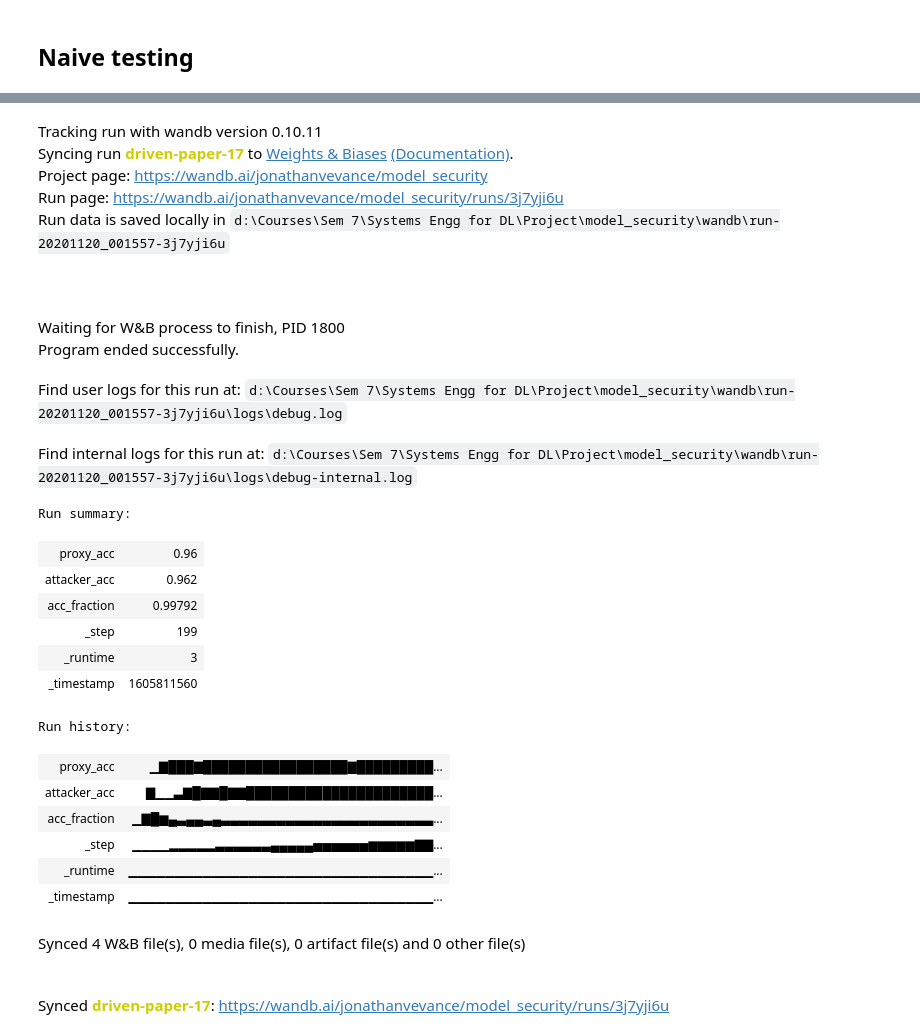
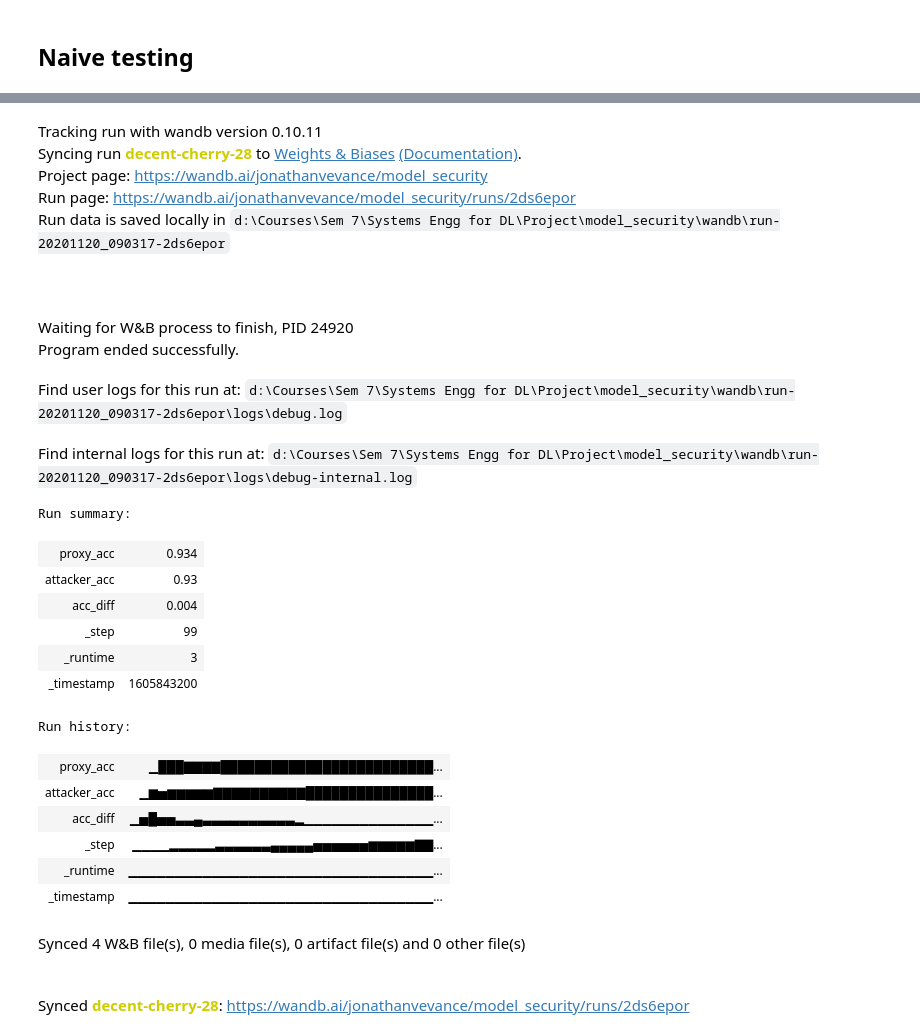
Before and after one commit to jonathanvevance/model_security, a Jupyter notebook: privacy_tests.ipynb, the cells around one changed output, grey strips where cells are left out. Cells and saved outputs as stored; diff of their text form; code cells hidden in the pictures.

```diff
--- a/privacy_tests.ipynb
+++ b/privacy_tests.ipynb
@@ -42,7 +42,7 @@ class test_proxy:
                 wandb.log({
                     "proxy_acc" : self.proxy_acc,
                     "attacker_acc" : self.attacker_acc,
-                    'acc_fraction': self.proxy_acc / self.attacker_acc
+                    'acc_diff': self.proxy_acc - self.attacker_acc
                 })
 
         self.run.finish()
@@ -110,32 +110,32 @@ class naive_attacker:
 # %%
 proxy = online_lssvm()
 # proxy = online_svm_sgd() # has issues with fit with 1 class
 attacker = naive_attacker(clf)
 naive_test = test_proxy(proxy, attacker, X, y, log = True)
-naive_test.steal(200)
+naive_test.steal(100)
 # %% [output]
 Tracking run with wandb version 0.10.11
-Syncing run driven-paper-17 to Weights & Biases (Documentation).
+Syncing run decent-cherry-28 to Weights & Biases (Documentation).
 Project page: https://wandb.ai/jonathanvevance/model_security
-Run page: https://wandb.ai/jonathanvevance/model_security/runs/3j7yji6u
-Run data is saved locally in d:\Courses\Sem 7\Systems Engg for DL\Project\model_security\wandb\run-20201120_001557-3j7yji6u
+Run page: https://wandb.ai/jonathanvevance/model_security/runs/2ds6epor
+Run data is saved locally in d:\Courses\Sem 7\Systems Engg for DL\Project\model_security\wandb\run-20201120_090317-2ds6epor
-Waiting for W&B process to finish, PID 1800
+Waiting for W&B process to finish, PID 24920
 Program ended successfully.
-Find user logs for this run at: d:\Courses\Sem 7\Systems Engg for DL\Project\model_security\wandb\run-20201120_001557-3j7yji6u\logs\debug.log
+Find user logs for this run at: d:\Courses\Sem 7\Systems Engg for DL\Project\model_security\wandb\run-20201120_090317-2ds6epor\logs\debug.log
-Find internal logs for this run at: d:\Courses\Sem 7\Systems Engg for DL\Project\model_security\wandb\run-20201120_001557-3j7yji6u\logs\debug-internal.log
+Find internal logs for this run at: d:\Courses\Sem 7\Systems Engg for DL\Project\model_security\wandb\run-20201120_090317-2ds6epor\logs\debug-internal.log
 Run summary:
-| proxy_acc | 0.96 |
-| attacker_acc | 0.962 |
-| acc_fraction | 0.99792 |
-| _step | 199 |
+| proxy_acc | 0.934 |
+| attacker_acc | 0.93 |
+| acc_diff | 0.004 |
+| _step | 99 |
 | _runtime | 3 |
-| _timestamp | 1605811560 |
+| _timestamp | 1605843200 |
 Run history:
-| proxy_acc | ▁▇███▇█████████████████▇█████████... |
-| attacker_acc | ▇▁▁▃▇█▇▇█▇▇██████████████████████... |
-| acc_fraction | ▁▇█▆▄▃▄▄▃▄▃▃▃▃▃▃▃▃▃▃▃▃▃▃▃▃▃▃▃▃▃▃▃... |
+| proxy_acc | ▁███▇▇▇▇█████████████████████████... |
+| attacker_acc | ▁▆▅▆▆▆▆▆▇▇▇▇▇▇▇▇▇▇███████████████... |
+| acc_diff | ▁▅█▅▅▃▃▄▃▃▃▃▃▃▃▃▃▃▂▁▁▁▁▁▁▁▁▁▁▁▁▁▁... |
 | _step | ▁▁▁▁▂▂▂▂▂▃▃▃▃▃▃▄▄▄▄▄▅▅▅▅▅▅▆▆▆▆▆▇▇... |
 | _runtime | ▁▁▁▁▁▁▁▁▁▁▁▁▁▁▁▁▁▁▁▁▁▁▁▁▁▁▁▁▁▁▁▁▁... |
 | _timestamp | ▁▁▁▁▁▁▁▁▁▁▁▁▁▁▁▁▁▁▁▁▁▁▁▁▁▁▁▁▁▁▁▁▁... |
 Synced 4 W&B file(s), 0 media file(s), 0 artifact file(s) and 0 other file(s)
-Synced driven-paper-17: https://wandb.ai/jonathanvevance/model_security/runs/3j7yji6u
+Synced decent-cherry-28: https://wandb.ai/jonathanvevance/model_security/runs/2ds6epor
```
Also changed, not shown: parts of 1 cell of this notebook, 1 other file.
